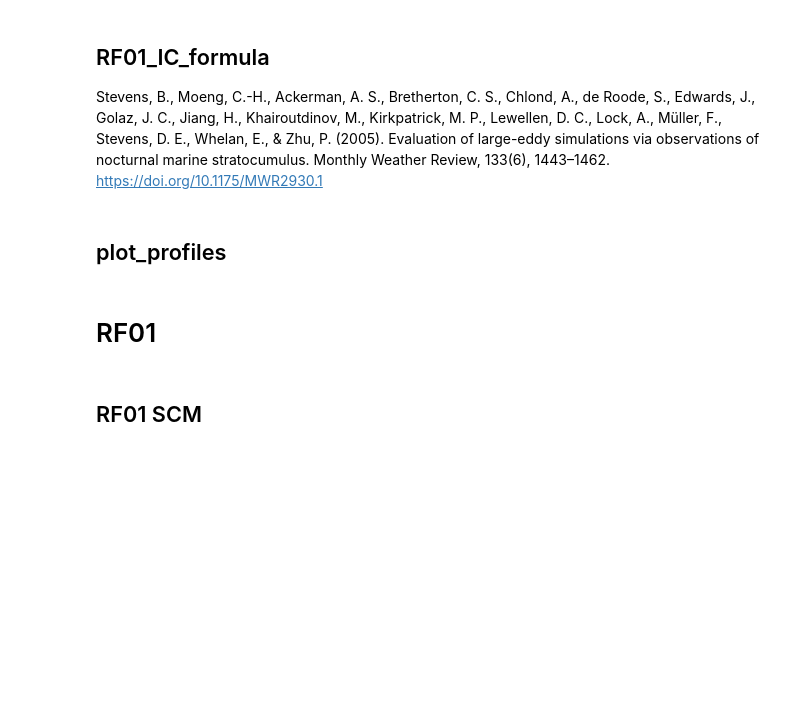
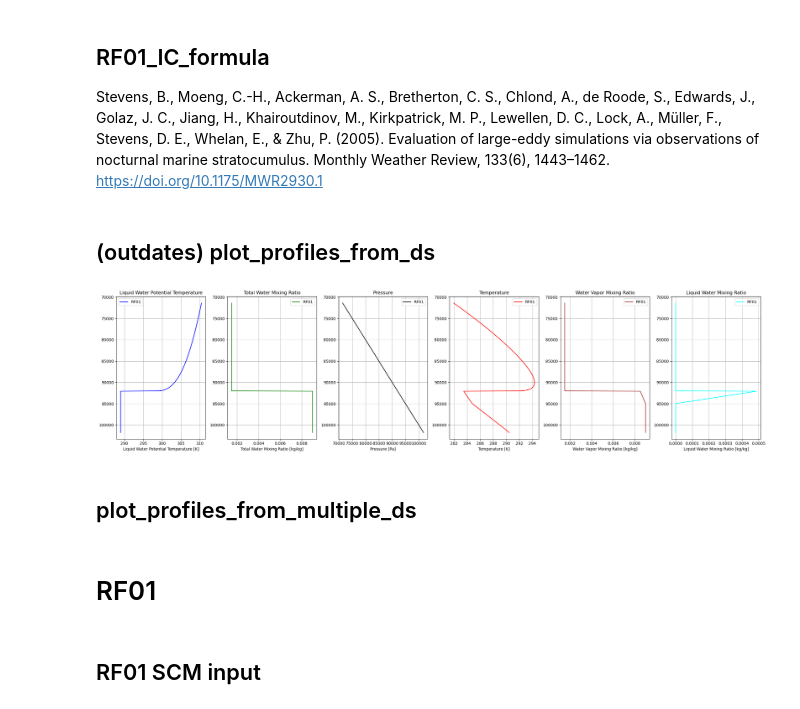
Before and after one commit to yihsuanchen/TaiESM1_Sc_diag, a Jupyter notebook: scam_taiesm1/iop_modified/modify-DYCOMSrf01_rf02-IC_4scam.ipynb, the cells around one changed output. Cells and saved outputs as stored; diff of their text form; code cells hidden in the pictures; blank space fills up the shorter version.

Commit message:
plot RF01 and SCM RF01 input

```diff
--- a/scam_taiesm1/iop_modified/modify-DYCOMSrf01_rf02-IC_4scam.ipynb
+++ b/scam_taiesm1/iop_modified/modify-DYCOMSrf01_rf02-IC_4scam.ipynb
@@ -235,2 +208,2 @@ fields = RF01_IC_formula(z, z_i)
 # %% [markdown]
-## plot_profiles
+## (outdates) plot_profiles_from_ds
@@ -275,0 +210,68 @@ def plot_profiles(axes, fields, z, lg_label,
+# %%
+import matplotlib.pyplot as plt
+
+def plot_profiles_from_ds(axes, ds, lg_label, yy='z',
+                          keys_to_plot=['theta_l', 'q_t', 'u', 'v', 'w', 'T'],
+                          marker=None):
+    """
+    Plot selected profiles from an xarray.Dataset.
+
+    Parameters:
+        axes (list): List of matplotlib axes to plot on.
+        ds (xarray.Dataset): Dataset containing the variables to plot.
+        lg_label (str): Label for the legend.
+        keys_to_plot (list): List of variable names to plot.
+        marker (str, optional): Marker style for the lines.
+    """
+    # Define a dictionary for colors
+    colors = {
+        'theta_l': 'blue',
+        'q_t': 'green',
+        'u': 'purple',
+        'v': 'orange',
+        'w': 'gray',
+        'T': 'red',
+        'q_v': 'brown',
+        'q_l': 'cyan'
+    }
+
+    if (yy == "z" or yy == "lev"):
+        lev = ds.coords[yy].values
+    elif (yy == "p"):
+        lev = ds[yy].values
+    else:
+        raise ValueError(f"Unexpected vertical coordinate: {yy}")
+
+    for i, key in enumerate(keys_to_plot):
+        if key not in ds:
+            continue  # Skip if variable is missing
+        field = ds[key].values
+        label = ds[key].attrs.get('long_name', key)
+        xlabel = f"{label} [{ds[key].attrs.get('units', '')}]"
+        color = colors.get(key, 'black')
+
+        axes[i].plot(field, lev, label=lg_label, color=color, marker=marker)
+        axes[i].set_xlabel(xlabel)
+        axes[i].set_title(label)
+        axes[i].grid(True)
+        axes[i].legend()
+
+        if (yy == "p" or yy == "lev"):
+            axes[i].invert_yaxis()
+
+    plt.tight_layout()
+    plt.show()
+
+keys_to_plot=['theta_l', 'q_t', 'p', 'T', 'q_v','q_l']
+#keys_to_plot=['u', 'v', 'w','omega']
+
+num_keys = len(keys_to_plot)
+
+# Create a figure with 4 subplots
+fig, axes = plt.subplots(1, num_keys, figsize=(24, 6))
+plot_profiles_from_ds (axes, ds_rf01, lg_label="RF01", yy='p', keys_to_plot=keys_to_plot)
+#fields
+# %% [output]
+[figure, added]
+# %% [markdown]
+## plot_profiles_from_multiple_ds
@@ -276,7 +348,7 @@ def plot_profiles(axes, fields, z, lg_label,
 # %% [markdown]
 # RF01
 # %% [markdown]
-## RF01 SCM
+## RF01 SCM input
 # %%
 filename = "./DYCOMSrf01_4day_4scam.nc"
 ds_scm = xr.open_dataset(filename)
```
Also changed, not shown: parts of 7 cells of this notebook.
